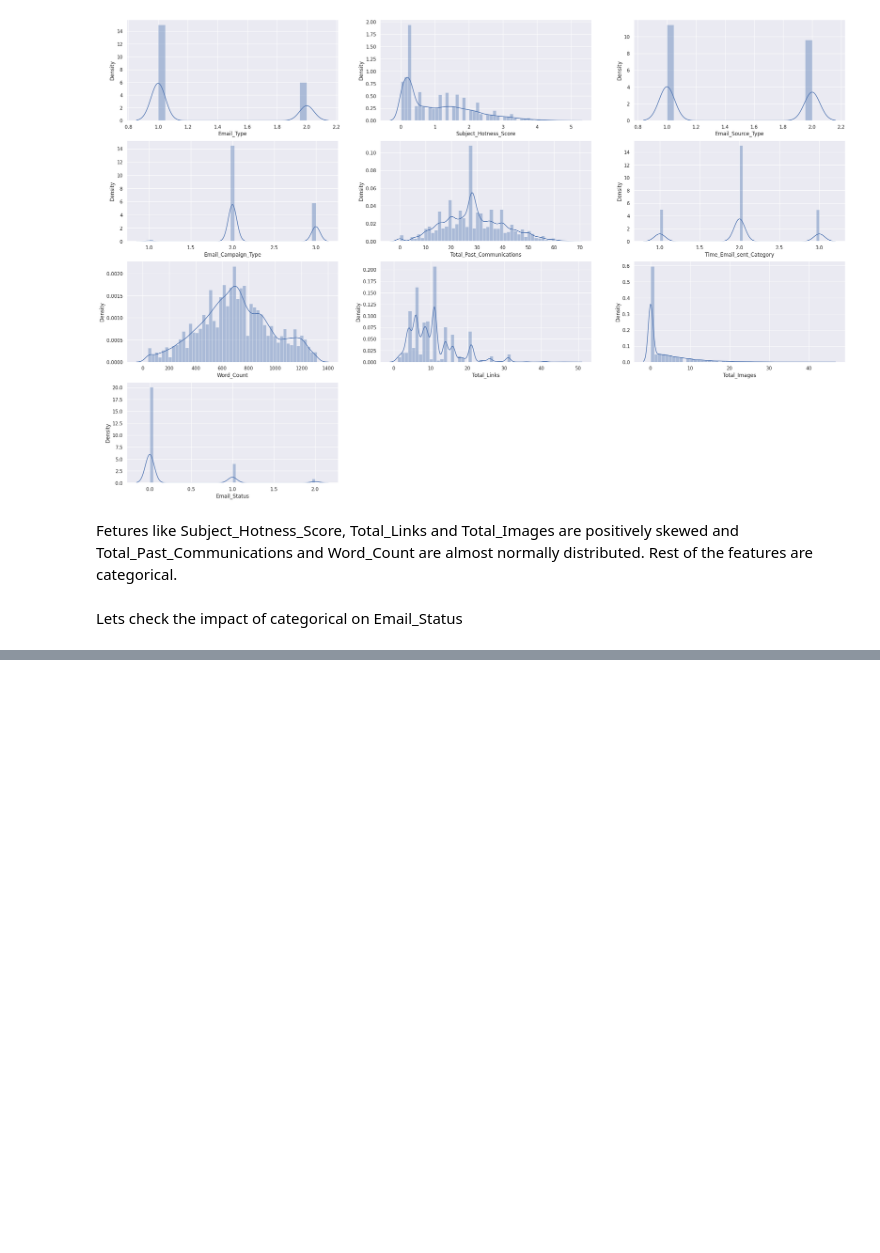
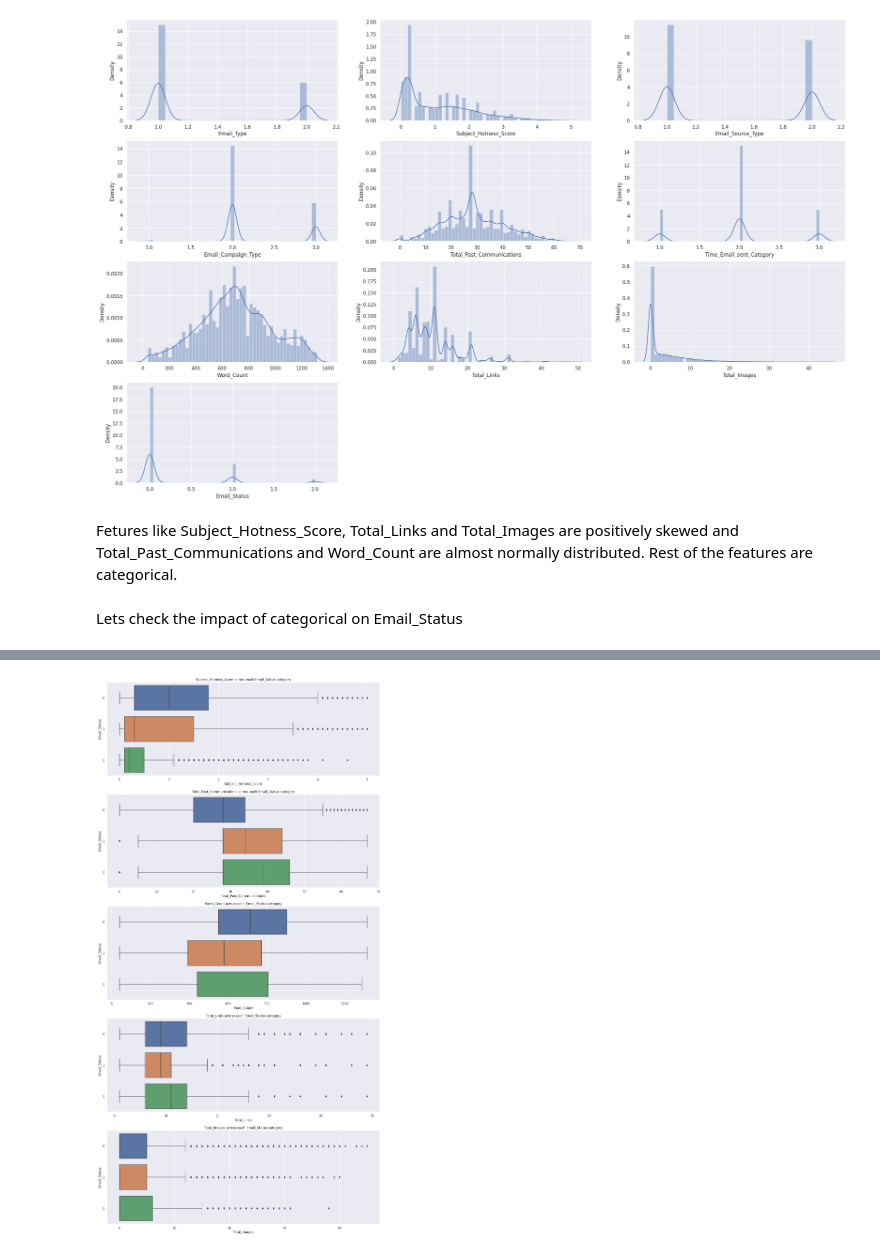
Before and after one commit to Sudar278/Email_Campaign_Effectiveness_Prediction-Classification-, a Jupyter notebook: Email_Campaign_Effectiveness_Prediction(Classification).ipynb, the cells around one changed output, grey strips where cells are left out. Drawn from its saved outputs; the diff is of its cells as text; code cells hidden in the pictures; blank space fills up the shorter version.

```diff
--- a/Email_Campaign_Effectiveness_Prediction(Classification).ipynb
+++ b/Email_Campaign_Effectiveness_Prediction(Classification).ipynb
@@ -400,0 +433,9 @@ Lets check the impact of categorical on Email_Status
+# %%
+# Creating a box plot for numerical features in each category of Email_Status
+fig, axes = plt.subplots(5, 1, figsize=(18, 36))
+
+for row, feature in enumerate(num_features):
+  sns.boxplot(ax=axes[row],data=df,x=feature,y='Email_Status',orient='h')
+  axes[row].set_title(f'{feature} across each Email_Status category')
+# %% [output]
+[figure, added]
```
Also changed, not shown: parts of 25 cells of this notebook.
